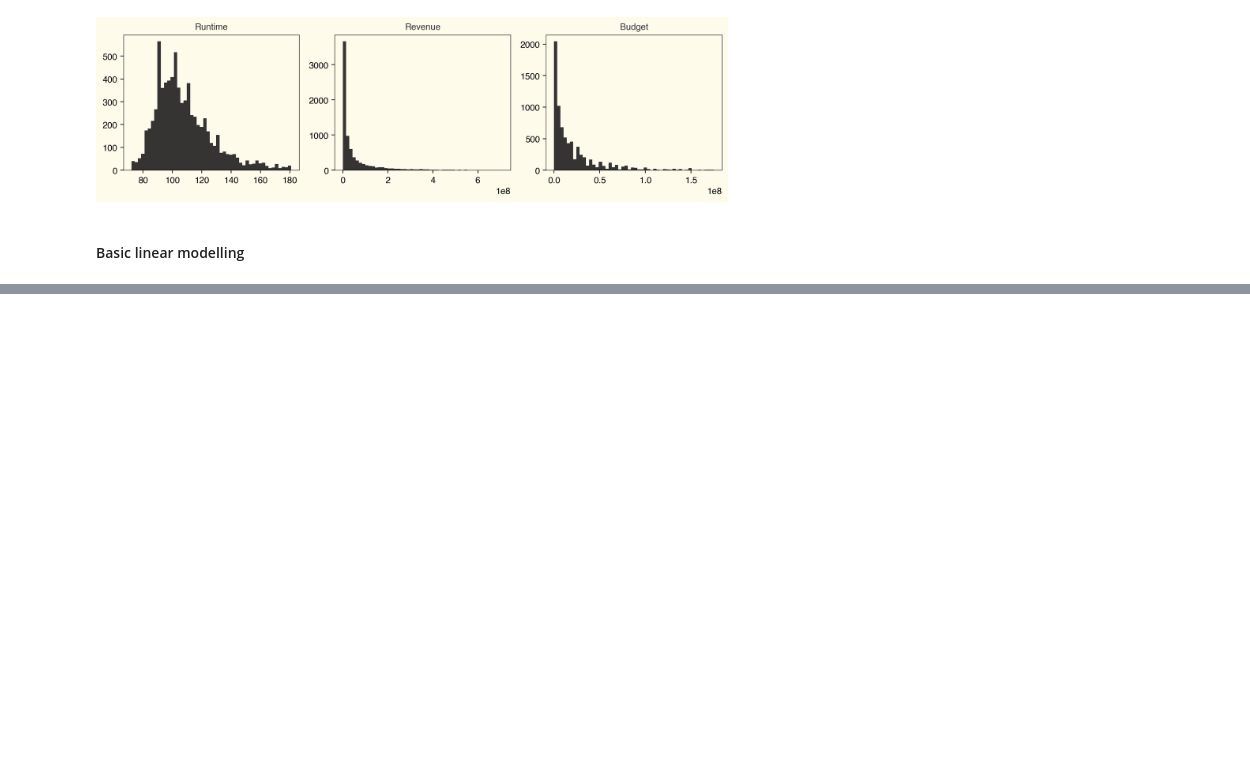
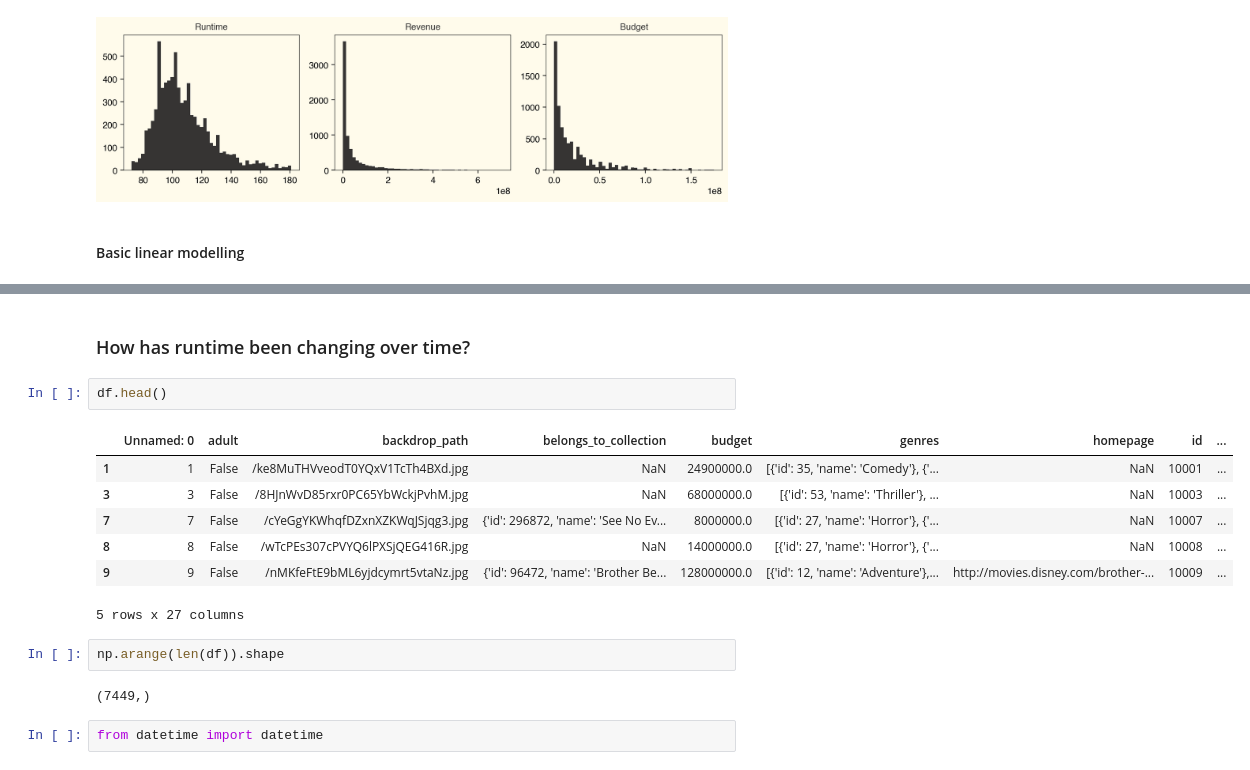
Before and after one commit to kortschotUB/moviesindata, a Jupyter notebook: notebooks/boxOfficeAndRuntime.ipynb, the cells around one changed output, grey strips where cells are left out. Cells and saved outputs as stored; diff of their text form; blank space fills up the shorter version.

```diff
--- a/notebooks/boxOfficeAndRuntime.ipynb
+++ b/notebooks/boxOfficeAndRuntime.ipynb
@@ -123,3 +137,21 @@ fig.suptitle('Simple Regressions', fontsize=12)
 plt.show()
 # %% [output]
 [figure]
+# %% [markdown]
+### How has runtime been changing over time?
+# %%
+df.head()
+# %% [output]
+|  | Unnamed: 0 | adult | backdrop_path | belongs_to_collection | budget | genres | homepage | id | ... |
+| 1 | 1 | False | /ke8MuTHVveodT0YQxV1TcTh4BXd.jpg | NaN | 24900000.0 | [{'id': 35, 'name': 'Comedy'}, {'... | NaN | 10001 | ... |
+| 3 | 3 | False | /8HJnWvD85rxr0PC65YbWckjPvhM.jpg | NaN | 68000000.0 | [{'id': 53, 'name': 'Thriller'}, ... | NaN | 10003 | ... |
+| 7 | 7 | False | /cYeGgYKWhqfDZxnXZKWqJSjqg3.jpg | {'id': 296872, 'name': 'See No Ev... | 8000000.0 | [{'id': 27, 'name': 'Horror'}, {'... | NaN | 10007 | ... |
+| 8 | 8 | False | /wTcPEs307cPVYQ6lPXSjQEG416R.jpg | NaN | 14000000.0 | [{'id': 27, 'name': 'Horror'}, {'... | NaN | 10008 | ... |
+| 9 | 9 | False | /nMKfeFtE9bML6yjdcymrt5vtaNz.jpg | {'id': 96472, 'name': 'Brother Be... | 128000000.0 | [{'id': 12, 'name': 'Adventure'},... | http://movies.disney.com/brother-... | 10009 | ... |
+5 rows x 27 columns
+# %%
+np.arange(len(df)).shape
+# %% [output]
+(7449,)
+# %%
+from datetime import datetime
```
Also changed, not shown: parts of 6 cells of this notebook, 8 other files.
